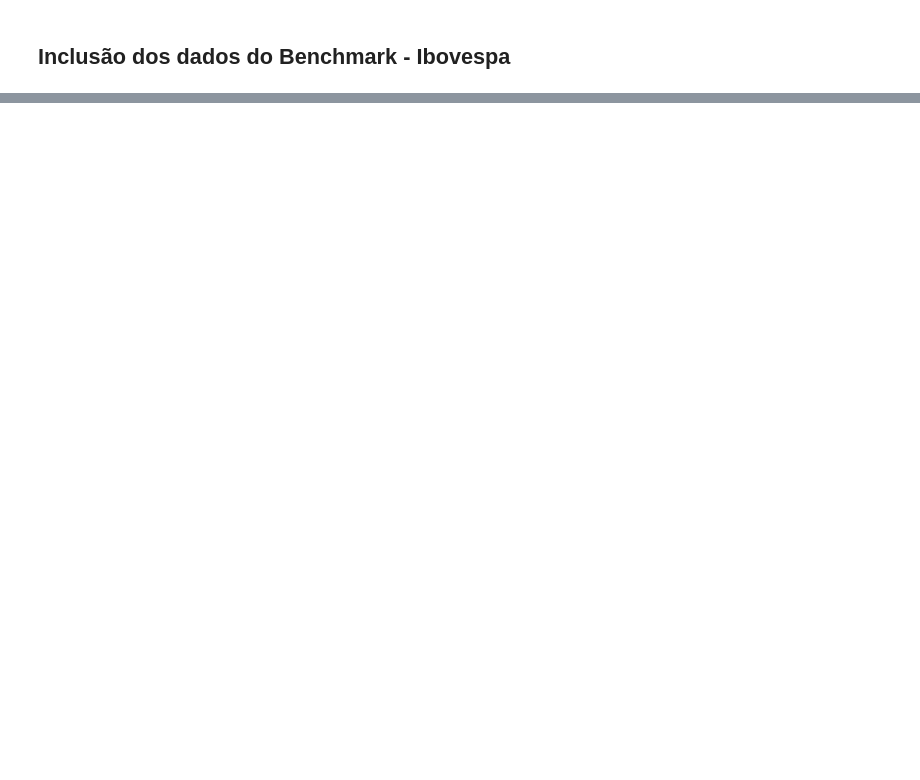
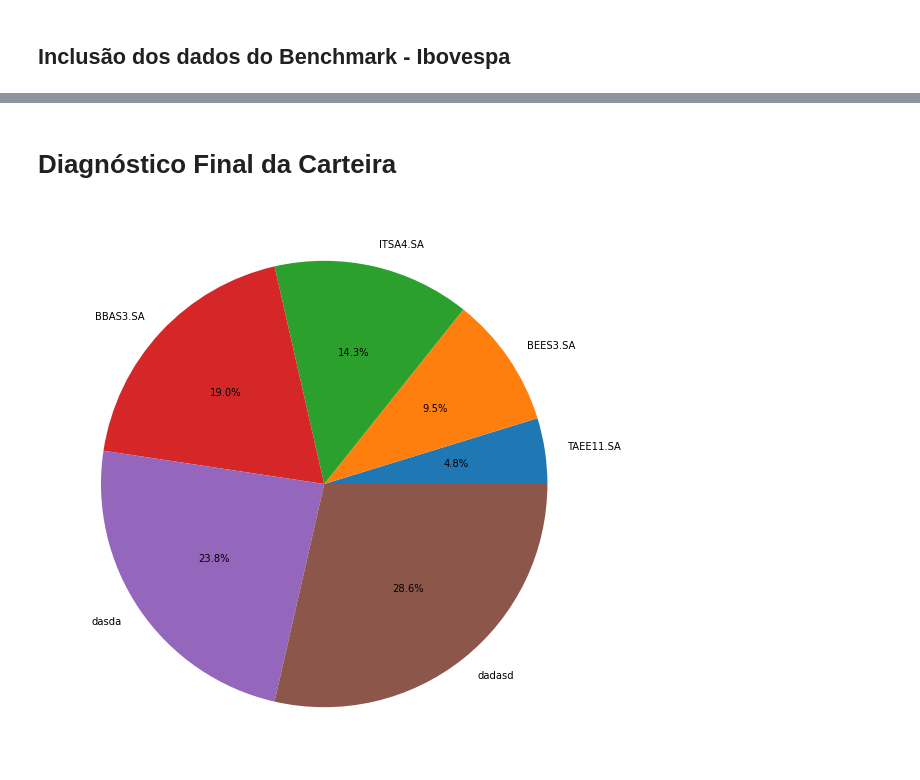
Before and after one commit to gabrieldepaiva/ProjetosParalelos, a Jupyter notebook: Analise_Carteira_de_Acoes_Pessoal.ipynb, the cells around one changed output, grey strips where cells are left out. Saved outputs shown, nothing was run; the diff lists cells and outputs as text; code cells hidden in the pictures; blank space fills up the shorter version.

```diff
--- a/Analise_Carteira_de_Acoes_Pessoal.ipynb
+++ b/Analise_Carteira_de_Acoes_Pessoal.ipynb
@@ -21,0 +12,23 @@ carteira = ['TAEE11.SA','BEES3.SA','ITSA4.SA','BBAS3.SA']
+# %%
+print('Usar a nomenclatura utilizada no Yahoo Finance. Ex: PETR4.SA:')
+print('')
+# Código Base para incluir os ativos na carteira
+opcao = 1
+carteira = []
+
+carteira.append(input('Digite o nome do ativo. - '))
+opcao = int(input('Deseja digitar outro ativo? [1] Sim / [2] Não - '))
+
+while True:
+  if opcao == 1:
+    carteira.append(input('Digite o nome do ativo. - '))
+    opcao = int(input('Deseja digitar outro ativo? [1] Sim / [2] Não - '))
+  elif opcao != 1 and opcao != 2:
+    opcao = int(input('Escolha entre [1] Sim / [2] Não - '))
+  else:
+    break
+
+print('')
+print(f'Sua carteira é composta pelos seguintes ativos: {carteira}')
+
+#carteira = ['TAEE11.SA','BEES3.SA','ITSA4.SA','BBAS3.SA']
@@ -71,0 +207,11 @@ ValorTotal.head()
+# %% [markdown]
+# Diagnóstico Final da Carteira
+# %%
+x_list = [1,2,3,4,5,6]#pesos * valor_investido
+labels_list = carteira
+plt.figure(figsize=(10,10))
+plt.axis('equal')
+plt.pie(x_list,labels=labels_list,autopct='%1.1f%%')
+print('')
+# %% [output]
+[figure, added]
```
Also changed, not shown: parts of 16 cells of this notebook.
